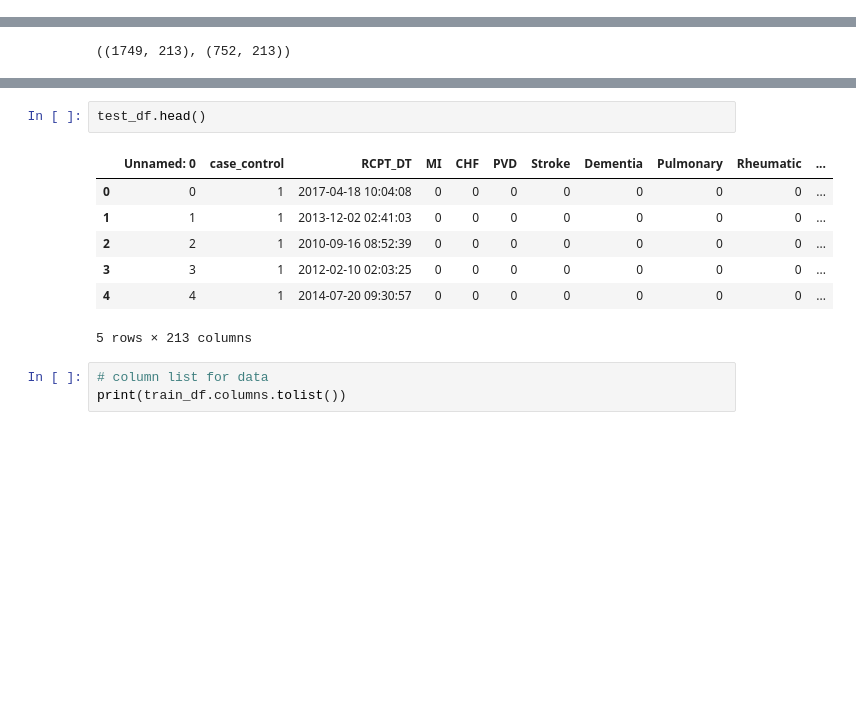
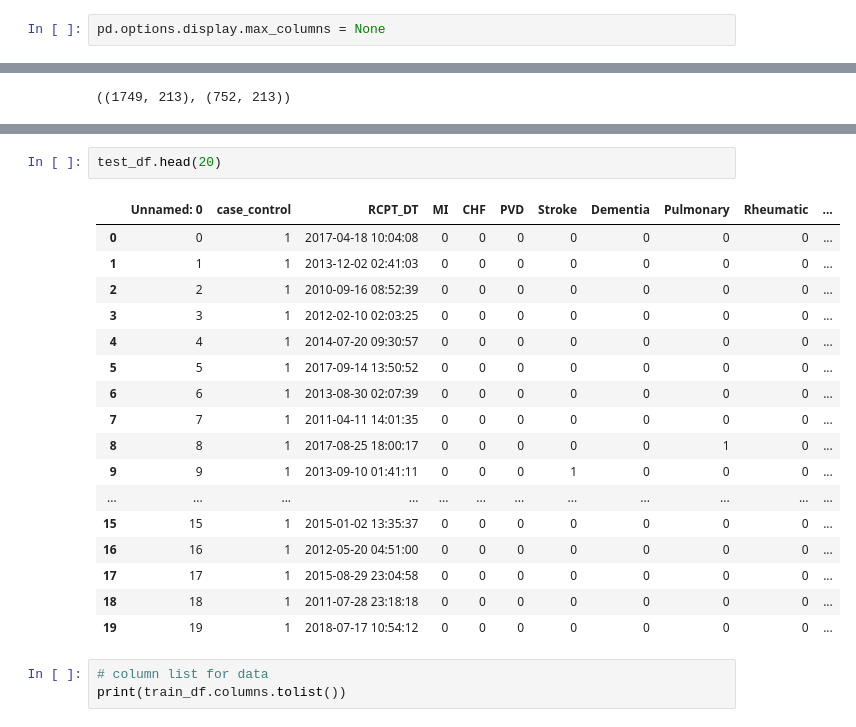
Before and after one commit to Smart-Health-Lab/CANDETEC, a Jupyter notebook: example_notebook.ipynb, the cells around one changed output, grey strips where cells are left out. Drawn from its saved outputs; the diff is of its cells as text; blank space fills up the shorter version.

```diff
--- a/example_notebook.ipynb
+++ b/example_notebook.ipynb
@@ -4,6 +4,8 @@ import pandas as pd
 import warnings
 
 warnings.filterwarnings('ignore')
+# %%
+pd.options.display.max_columns = None
 # %% [markdown]
 # Import dataset
 *** Note that the dataset is already pre-processed and divided into train and test sets
@@ -32,13 +44,23 @@ train_df.head()
 # %%
-test_df.head()
+test_df.head(20)
 # %% [output]
 |  | Unnamed: 0 | case_control | RCPT_DT | MI | CHF | PVD | Stroke | Dementia | Pulmonary | Rheumatic | ... |
 | 0 | 0 | 1 | 2017-04-18 10:04:08 | 0 | 0 | 0 | 0 | 0 | 0 | 0 | ... |
 | 1 | 1 | 1 | 2013-12-02 02:41:03 | 0 | 0 | 0 | 0 | 0 | 0 | 0 | ... |
 | 2 | 2 | 1 | 2010-09-16 08:52:39 | 0 | 0 | 0 | 0 | 0 | 0 | 0 | ... |
 | 3 | 3 | 1 | 2012-02-10 02:03:25 | 0 | 0 | 0 | 0 | 0 | 0 | 0 | ... |
 | 4 | 4 | 1 | 2014-07-20 09:30:57 | 0 | 0 | 0 | 0 | 0 | 0 | 0 | ... |
+| 5 | 5 | 1 | 2017-09-14 13:50:52 | 0 | 0 | 0 | 0 | 0 | 0 | 0 | ... |
+| 6 | 6 | 1 | 2013-08-30 02:07:39 | 0 | 0 | 0 | 0 | 0 | 0 | 0 | ... |
+| 7 | 7 | 1 | 2011-04-11 14:01:35 | 0 | 0 | 0 | 0 | 0 | 0 | 0 | ... |
+| 8 | 8 | 1 | 2017-08-25 18:00:17 | 0 | 0 | 0 | 0 | 0 | 1 | 0 | ... |
+| 9 | 9 | 1 | 2013-09-10 01:41:11 | 0 | 0 | 0 | 1 | 0 | 0 | 0 | ... |
+| ... | ... | ... | ... | ... | ... | ... | ... | ... | ... | ... | ... |
+| 15 | 15 | 1 | 2015-01-02 13:35:37 | 0 | 0 | 0 | 0 | 0 | 0 | 0 | ... |
+| 16 | 16 | 1 | 2012-05-20 04:51:00 | 0 | 0 | 0 | 0 | 0 | 0 | 0 | ... |
+| 17 | 17 | 1 | 2015-08-29 23:04:58 | 0 | 0 | 0 | 0 | 0 | 0 | 0 | ... |
+| 18 | 18 | 1 | 2011-07-28 23:18:18 | 0 | 0 | 0 | 0 | 0 | 0 | 0 | ... |
+| 19 | 19 | 1 | 2018-07-17 10:54:12 | 0 | 0 | 0 | 0 | 0 | 0 | 0 | ... |
-5 rows × 213 columns
 # %%
 # column list for data
 print(train_df.columns.tolist())
```
Also changed, not shown: parts of 6 cells of this notebook, 3 other files.
